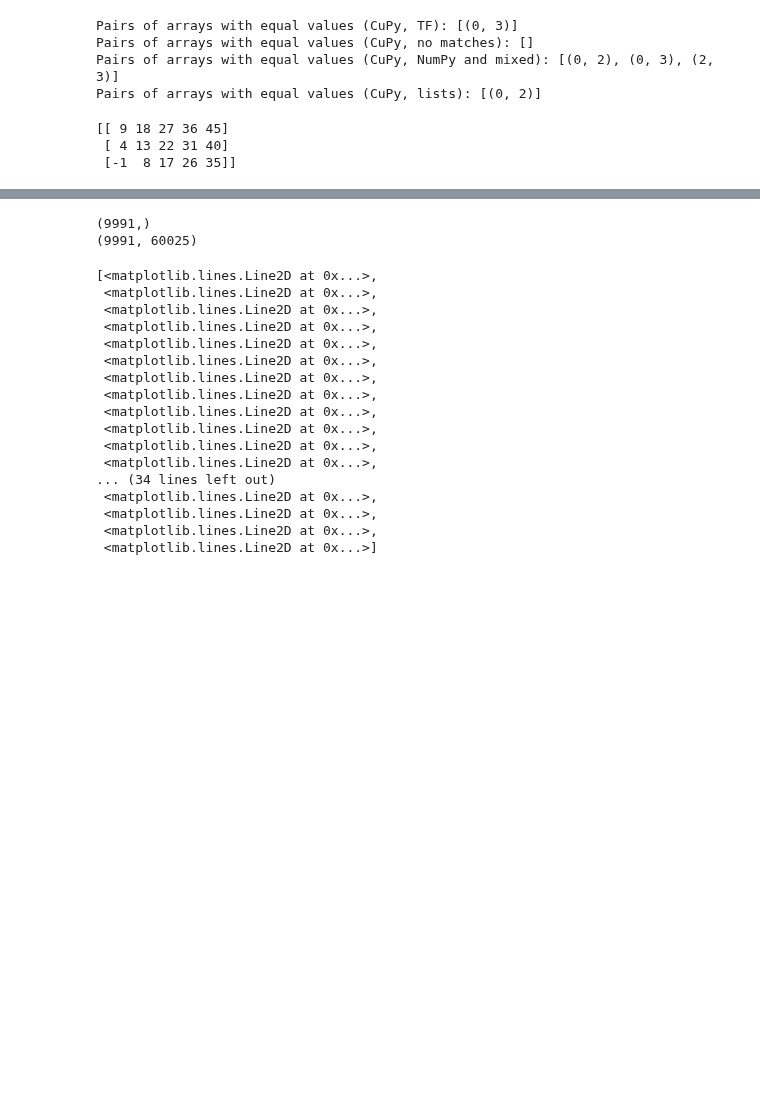
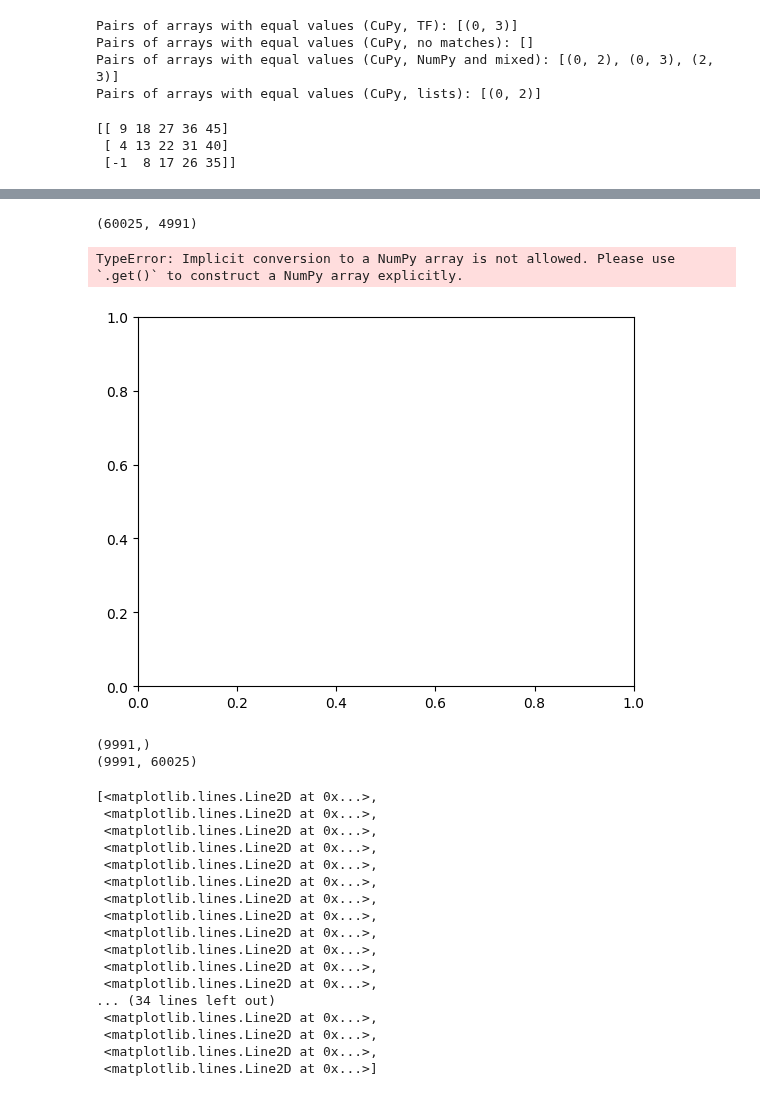
Before and after one commit to okuhlemadondo/Formulaic-Alpha-Search, a Jupyter notebook: transform-implementations.ipynb, the cells around one changed output, grey strips where cells are left out. Cells and saved outputs as stored; diff of their text form; code cells hidden in the pictures; blank space fills up the shorter version.

```diff
--- a/transform-implementations.ipynb
+++ b/transform-implementations.ipynb
@@ -460,7 +393,7 @@ def convolve_time_series(time_series, kernel_functions):
 # Example Usage
 if __name__ == '__main__':
     # Example Time Series
-    length = 10000
+    length = 5000
     sample_rate = 10
     time_series = tsa.symmetric_random_walk(length, sample_rate)
 
@@ -539,3 +527,15 @@ if __name__ == '__main__':
+# %%
+result = subtract_2d_from_1d_flexible_cupy(time_series[9:], convolved_output.numpy())
+# %%
+result.T.shape
+# %% [output]
+(60025, 4991)
+# %%
+for i in range(1, 10):
+    plt.plot(result.T[i, :])
+# %% [output]
+TypeError: Implicit conversion to a NumPy array is not allowed. Please use `.get()` to construct a NumPy array explicitly.
+[figure, added]
 # %%
 print(time_series[9:].shape )
 print(convolved_output.numpy().shape)
```
Also changed, not shown: parts of 7 cells of this notebook.
